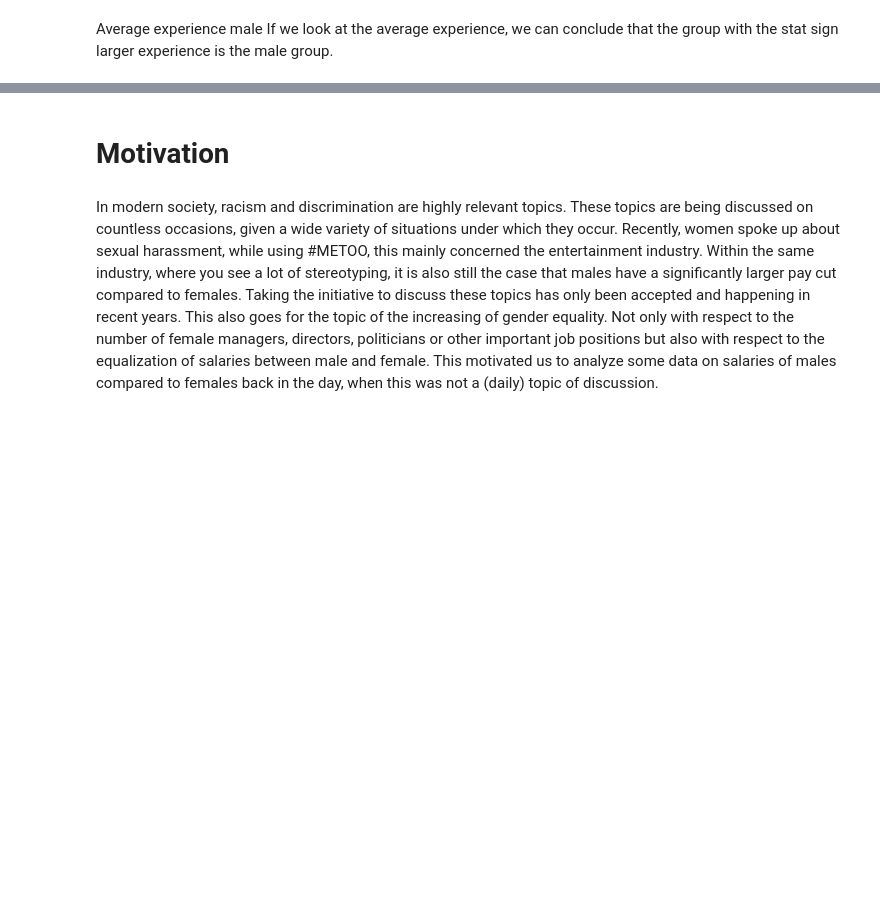
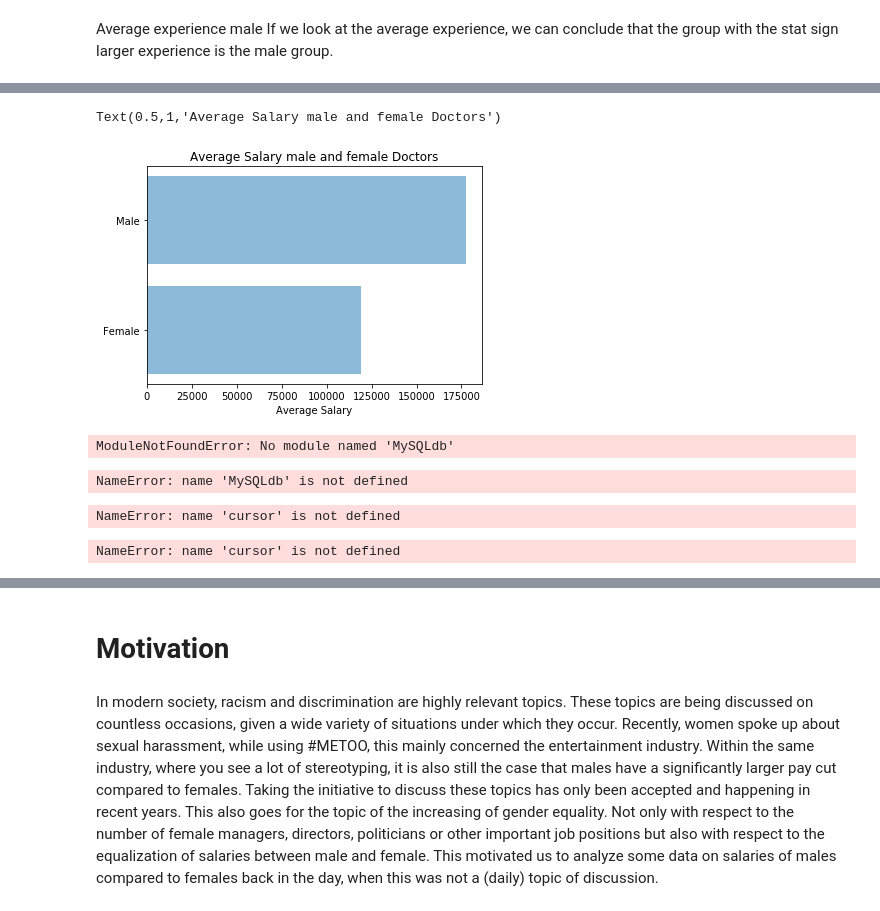
Before and after one commit to mertsami/aea-assign-final, a Jupyter notebook: AEA final assignment .ipynb, the cells around one changed output, grey strips where cells are left out. Saved outputs shown, nothing was run; the diff lists cells and outputs as text; code cells hidden in the pictures; blank space fills up the shorter version.

```diff
--- a/AEA final assignment .ipynb
+++ b/AEA final assignment .ipynb
@@ -504,2 +2663,34 @@ Text(0.5,1,'Average experience male and female Doctors')
+# %%
+objects = ("Female", "Male")
+y_pos = np.arange(len(objects))
+performance = [118871.27, 177338.76]
+plt.barh(y_pos, performance, align='center', alpha=0.5)
+plt.yticks(y_pos, objects)
+plt.xlabel('Average Salary')
+plt.title('Average Salary male and female Doctors')
+# %% [output]
+Text(0.5,1,'Average Salary male and female Doctors')
+[figure, added]
 # %%
 plt.show()
+# %%
+import MySQLdb
+import pandas as pd
+import plotly.plotly as py
+from plotly.graphs_objs import *
+py.sign_in("XXXX", "XXXX")
+# %% [output]
+ModuleNotFoundError: No module named 'MySQLdb'
+# %%
+conn=MySQLdb.connect(host="localhost", user="root", passwd='XXXX', db="world")
+cursor = conn.cursor()
+# %% [output]
+NameError: name 'MySQLdb' is not defined
+# %%
+cursor.execute('select Gender, Exper, Sal94, Cert from ID');
+# %% [output]
+NameError: name 'cursor' is not defined
+# %%
+rows = cursor.fetchall()
+# %% [output]
+NameError: name 'cursor' is not defined
```
Also changed, not shown: parts of 43 cells of this notebook.
